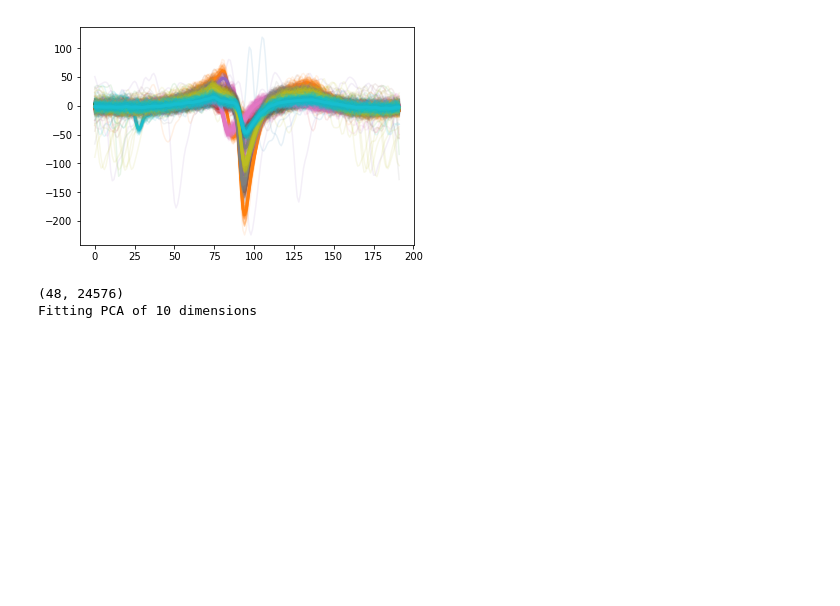
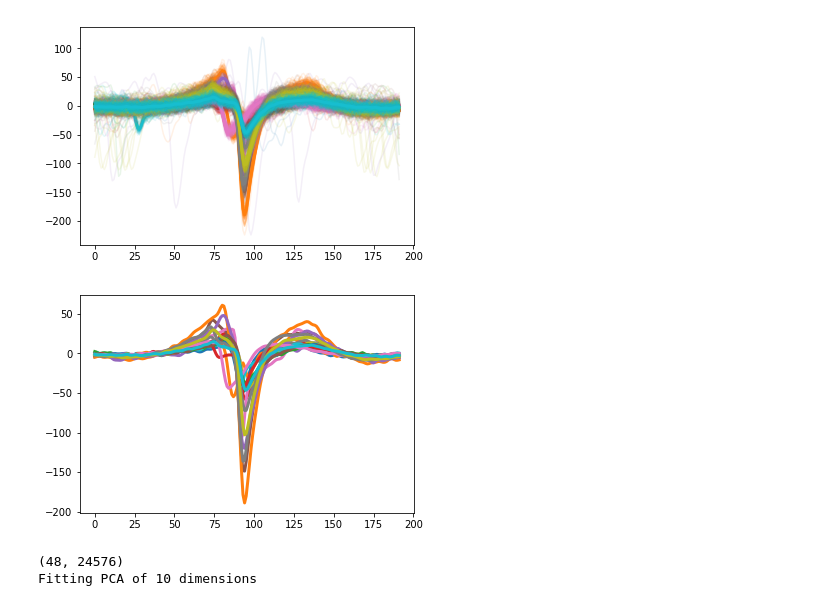
Before and after one commit to SpikeInterface/spiketoolkit, a Jupyter notebook: notebooks/AnalyzerExample.ipynb, the cells around one changed output. Saved outputs shown, nothing was run; the diff lists cells and outputs as text; code cells hidden in the pictures; blank space fills up the shorter version.

```diff
--- a/notebooks/AnalyzerExample.ipynb
+++ b/notebooks/AnalyzerExample.ipynb
@@ -66,6 +66,11 @@ for i in range(len(wf)):
     plt.plot(template[i][max_chan[i]], color=colors[np.mod(i, len(colors))], lw = 3)
 # %% [output]
 [figure]
+# %%
+for i in range(len(wf)):
+    plt.plot(template[i][max_chan[i]], color=colors[np.mod(i, len(colors))], lw = 3)
+# %% [output]
+[figure, added]
 # %%
 pca_scores, var = analyze.computePCAscores()
 # %% [output]
```
Also changed, not shown: parts of 2 cells of this notebook.
